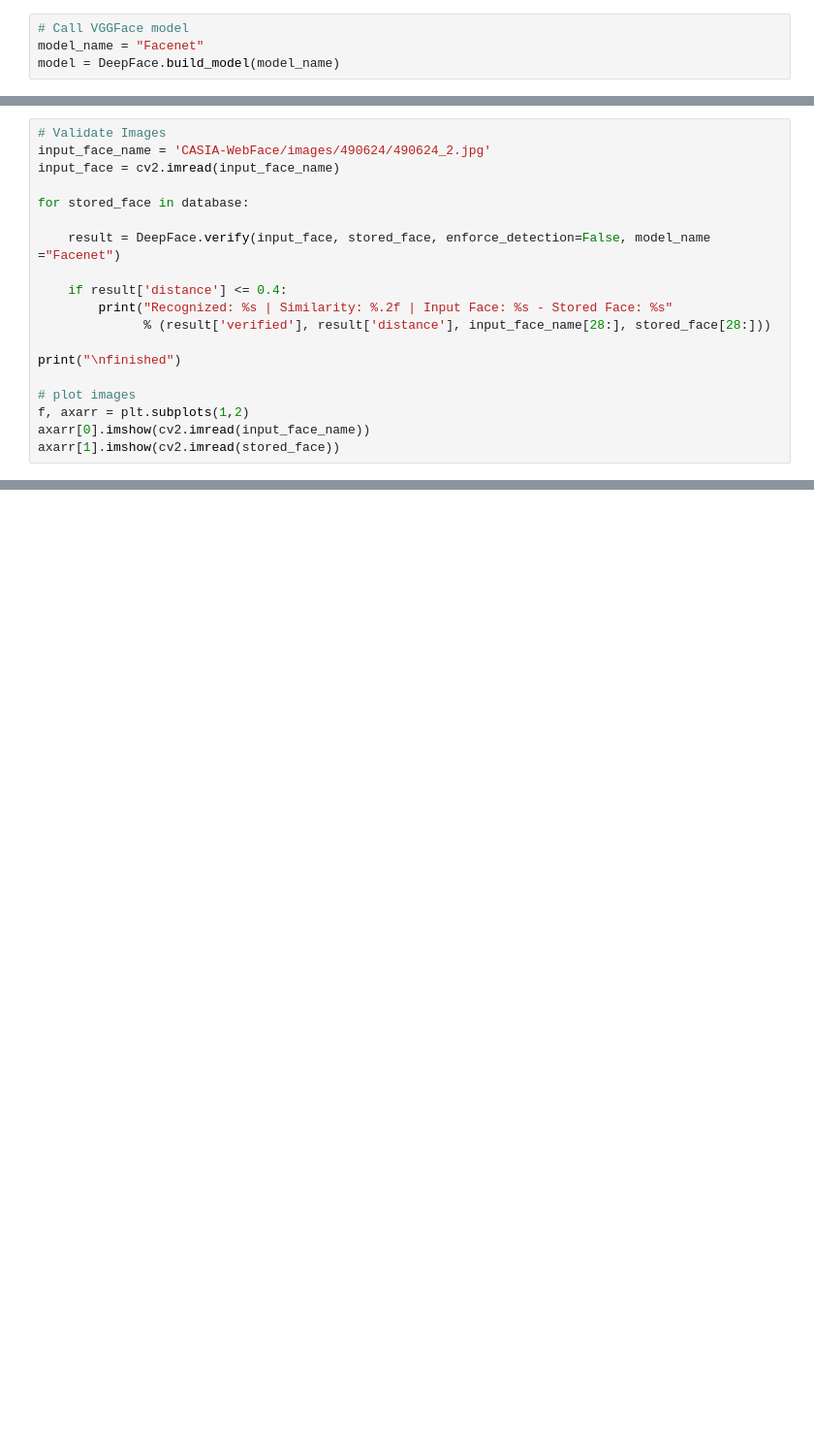
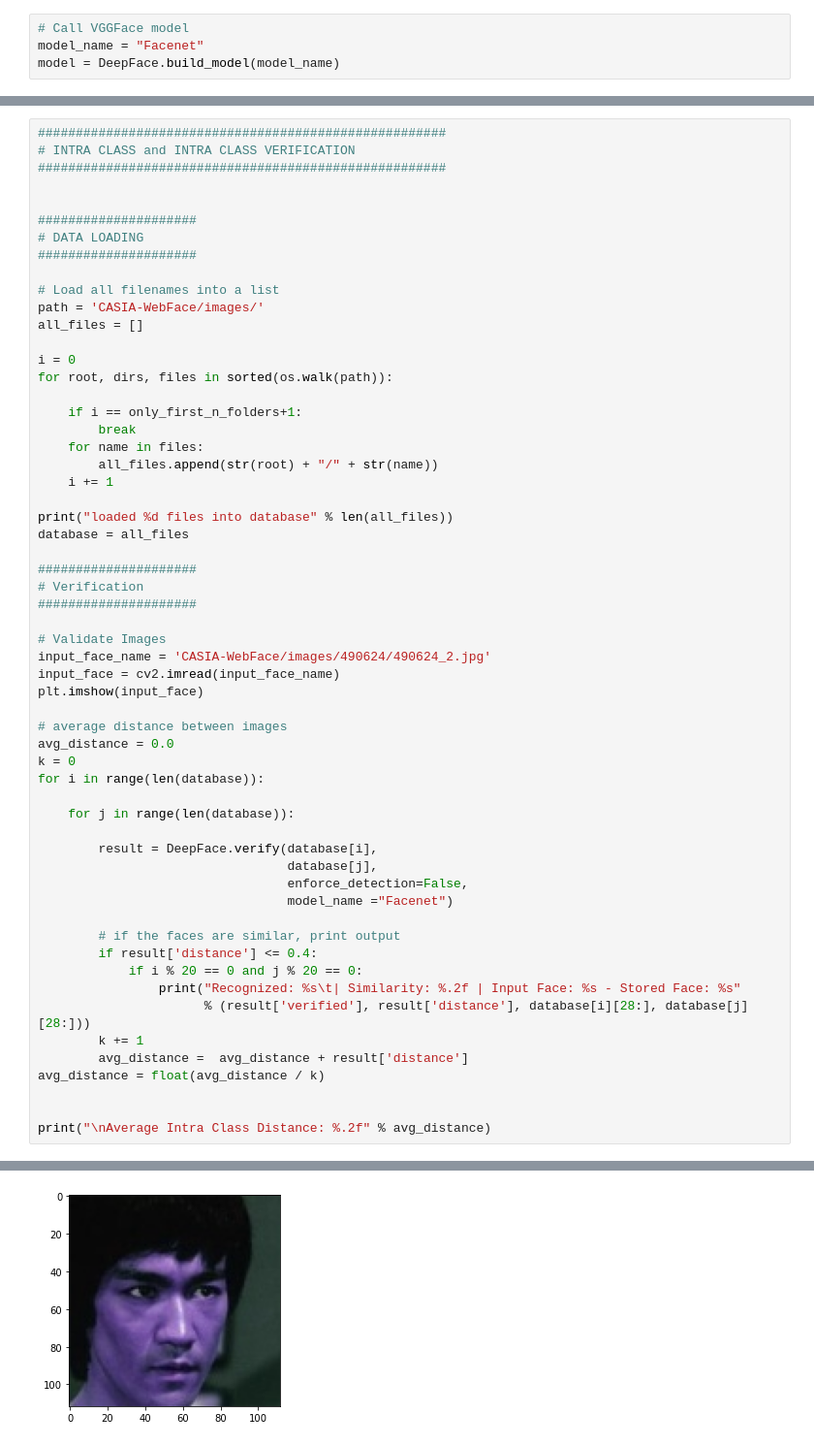
Before and after one commit to nerovalerius/encrypted_face_reconstruction, a Jupyter notebook: face_recognition.ipynb, the cells around one changed output, grey strips where cells are left out. Shown: that part at 97% size. Cells and saved outputs as stored; diff of their text form; blank space fills up the shorter version.

Commit message:
added intra class verification and average distance metric

```diff
--- a/face_recognition.ipynb
+++ b/face_recognition.ipynb
@@ -56,19 +19,0 @@ database = X_train
-# %%
-# Validate Images
-input_face_name = 'CASIA-WebFace/images/490624/490624_2.jpg'
-input_face = cv2.imread(input_face_name)
-
-for stored_face in database:
-
-    result = DeepFace.verify(input_face, stored_face, enforce_detection=False, model_name ="Facenet")
-
-    if result['distance'] <= 0.4:
-        print("Recognized: %s | Similarity: %.2f | Input Face: %s - Stored Face: %s"
-              % (result['verified'], result['distance'], input_face_name[28:], stored_face[28:]))
-
-print("\nfinished")
-
-# plot images
-f, axarr = plt.subplots(1,2)
-axarr[0].imshow(cv2.imread(input_face_name))
-axarr[1].imshow(cv2.imread(stored_face))
@@ -80,0 +20,59 @@ finished
+# %%
+######################################################
+# INTRA CLASS and INTRA CLASS VERIFICATION
+######################################################
+
+
+#####################
+# DATA LOADING
+#####################
+
+# Load all filenames into a list
+path = 'CASIA-WebFace/images/'
+all_files = []
+
+i = 0
+for root, dirs, files in sorted(os.walk(path)):
+
+    if i == only_first_n_folders+1:
+        break
+    for name in files:
+        all_files.append(str(root) + "/" + str(name))
+    i += 1
+
+print("loaded %d files into database" % len(all_files))
+database = all_files
+
+#####################
+# Verification
+#####################
+
+# Validate Images
+input_face_name = 'CASIA-WebFace/images/490624/490624_2.jpg'
+input_face = cv2.imread(input_face_name)
+plt.imshow(input_face)
+
+# average distance between images
+avg_distance = 0.0
+k = 0
+for i in range(len(database)):
+
+    for j in range(len(database)):
+
+        result = DeepFace.verify(database[i],
+                                 database[j],
+                                 enforce_detection=False,
+                                 model_name ="Facenet")
+
+        # if the faces are similar, print output
+        if result['distance'] <= 0.4:
+            if i % 20 == 0 and j % 20 == 0:
+                print("Recognized: %s\t| Similarity: %.2f | Input Face: %s - Stored Face: %s"
+                      % (result['verified'], result['distance'], database[i][28:], database[j][28:]))
+        k += 1
+        avg_distance =  avg_distance + result['distance']
+avg_distance = float(avg_distance / k)
+
+
+print("\nAverage Intra Class Distance: %.2f" % avg_distance)
+# %% [output]
@@ -80,0 +83 @@ finished
+[figure, added]
```
Also changed, not shown: parts of 5 cells of this notebook.
